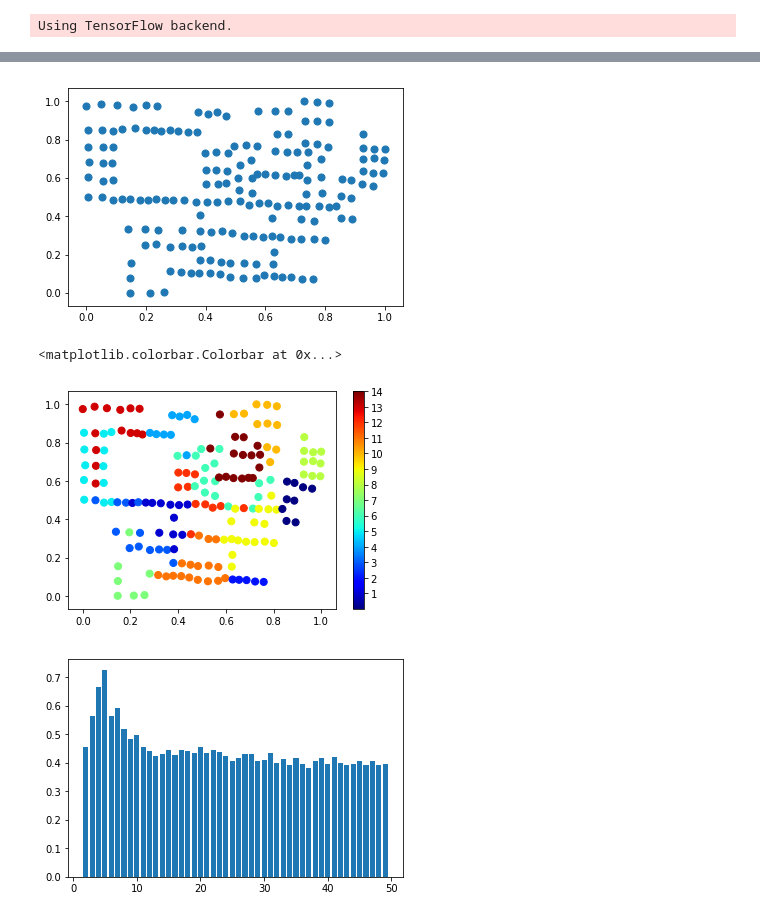
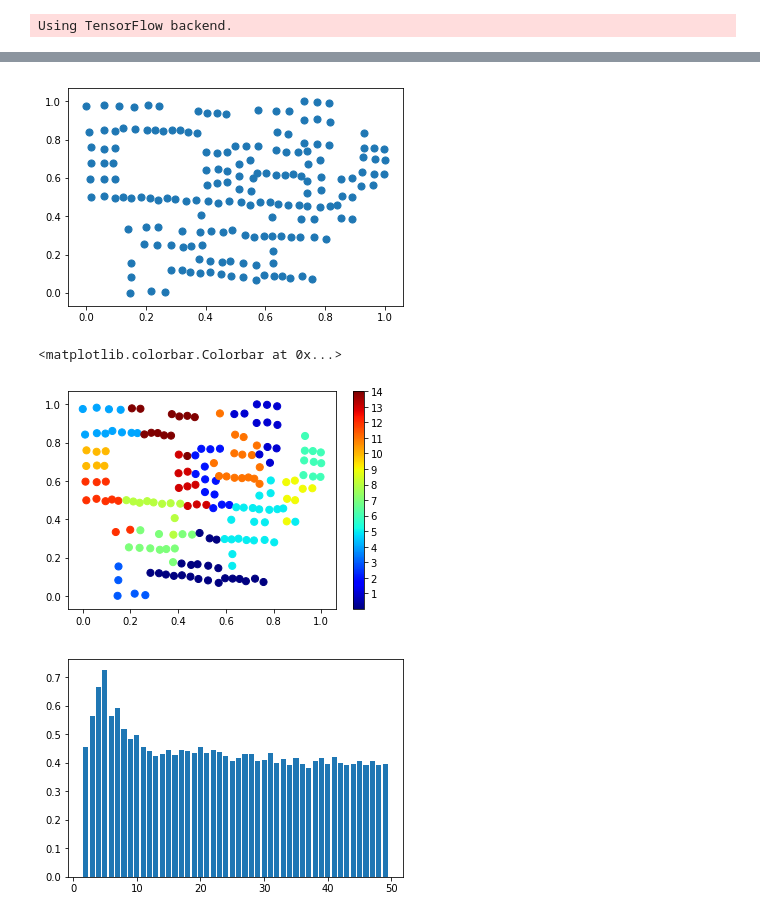
Before and after one commit to KJtiming/RadioMap, a Jupyter notebook: cluster.ipynb, the cells around one changed output, grey strips where cells are left out. Drawn from its saved outputs; the diff is of its cells as text; code cells hidden in the pictures.

```diff
--- a/cluster.ipynb
+++ b/cluster.ipynb
@@ -47,5 +49,5 @@ df.to_csv('./interface/rsrp_set5_noleft_pd.csv',index=None)
 # %%
-rem_pci_all = pd.read_csv("./interface/rsrp_set5_noleft_pd.csv")
+rem_pci_all = pd.read_csv("./interface/rsrp_set16_noleft_pd.csv")
 #rem_pci_all = pd.read_csv("./interface/rsrp_set33_nodis_noleft.csv")
 #rem_pci_all = pd.read_csv("rem_pci_train_pd.csv")
 #rem_pci = pd.read_csv("rem_rsrp_train_pd.csv")
@@ -186,7 +170,7 @@ for i in range(0,len(rem_pci_all_n_pd)):
 
 plt.scatter(rem_pci_all_n_pd['x'], rem_pci_all_n_pd['y'], s=50);
 # %% [output]
-[figure, old version]
+[figure, new version]
 # %%
 def group(rem_pci):
     #df.groupby('X','Y','PCI').transform(lambda x: x - x.mean())
@@ -235,35 +219,35 @@ plt.scatter(rem_pci_all_n_pd['x'], rem_pci_all_n_pd['y'], s=50, c=y_kmeans, cmap
 y_kmeans_pd = pd.DataFrame({'zone':y_kmeans})
 add_kmeans = pd.merge(rem_pci_all_pd,y_kmeans_pd, left_index=True, right_index=True)
 #print(add_kmeans)
 #add_kmeans = pd.merge(rem_pci_all_pd['pci'],add_kmeans, left_index=True, right_index=True)
 for i in range(14,-1,-1):
     add_kmeans['zone'].replace(i,i+1,inplace=True)
 '''
 add_kmeans['zone'].replace(5,6,inplace=True)
 add_kmeans['zone'].replace(4,5,inplace=True)
 add_kmeans['zone'].replace(3,4,inplace=True)
 add_kmeans['zone'].replace(2,3,inplace=True)
 add_kmeans['zone'].replace(1,2,inplace=True)
 add_kmeans['zone'].replace(0,1,inplace=True)
 '''
 add_kmeans['pci'] = add_kmeans['pci'].map(lambda x:int(x))
 
 add_kmeans.to_csv('aaa.csv')
 add_kmeans.values[:,:]
 add_kmeans = add_kmeans.drop(['pci_37','pci_38','pci_39','pci_40','pci_41','pci_42'], axis=1)
 add_kmeans = add_kmeans[['x','y','pci','rsrp','zone']]
 add_kmeans = add_kmeans.values
 #print(add_kmeans)
-np.savetxt('./zone_result/set5_noleft_cluster.csv', add_kmeans, delimiter=',', fmt='%s')
+np.savetxt('./zone_result/set16_noleft_cluster.csv', add_kmeans, delimiter=',', fmt='%s')
 #y_kmeans = np.reshape(y_kmeans, (27, 105))
 #np.savetxt('y_kmeans.csv', y_kmeans, delimiter=',', fmt='%f')
 cluster_labels = kmeans_fit.labels_
 silhouette_avg = metrics.silhouette_score(rem_pci_all_n_pd, cluster_labels)
 #print(silhouette_avg)
 plt.colorbar(ticks=range(1,15))
 # %% [output]
 <matplotlib.colorbar.Colorbar at 0x...>
-[figure, old version]
+[figure, new version]
 # %%
 # 迴圈
 silhouette_avgs = []
```
Also changed, not shown: parts of 3 cells of this notebook, 17 other files.
